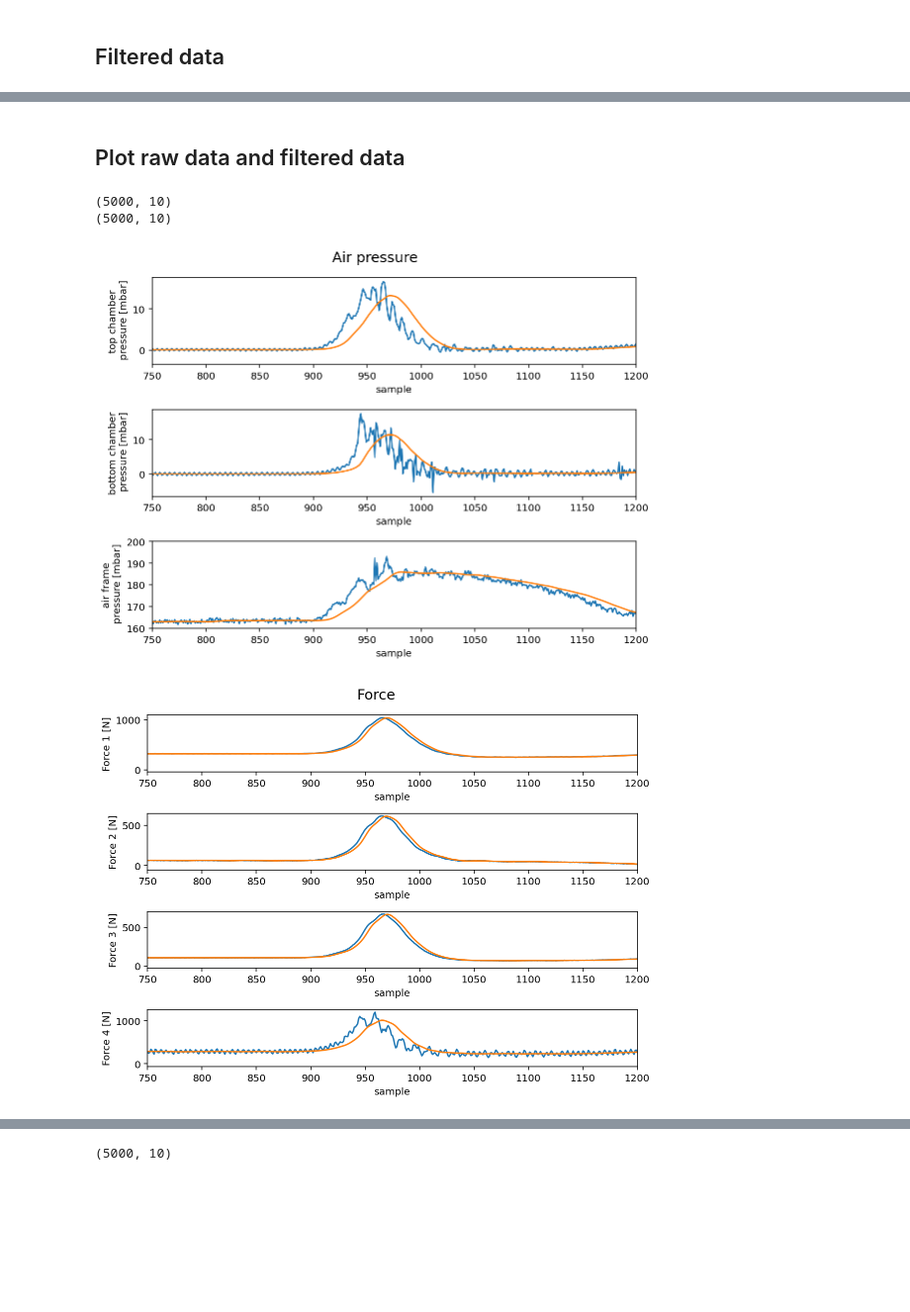
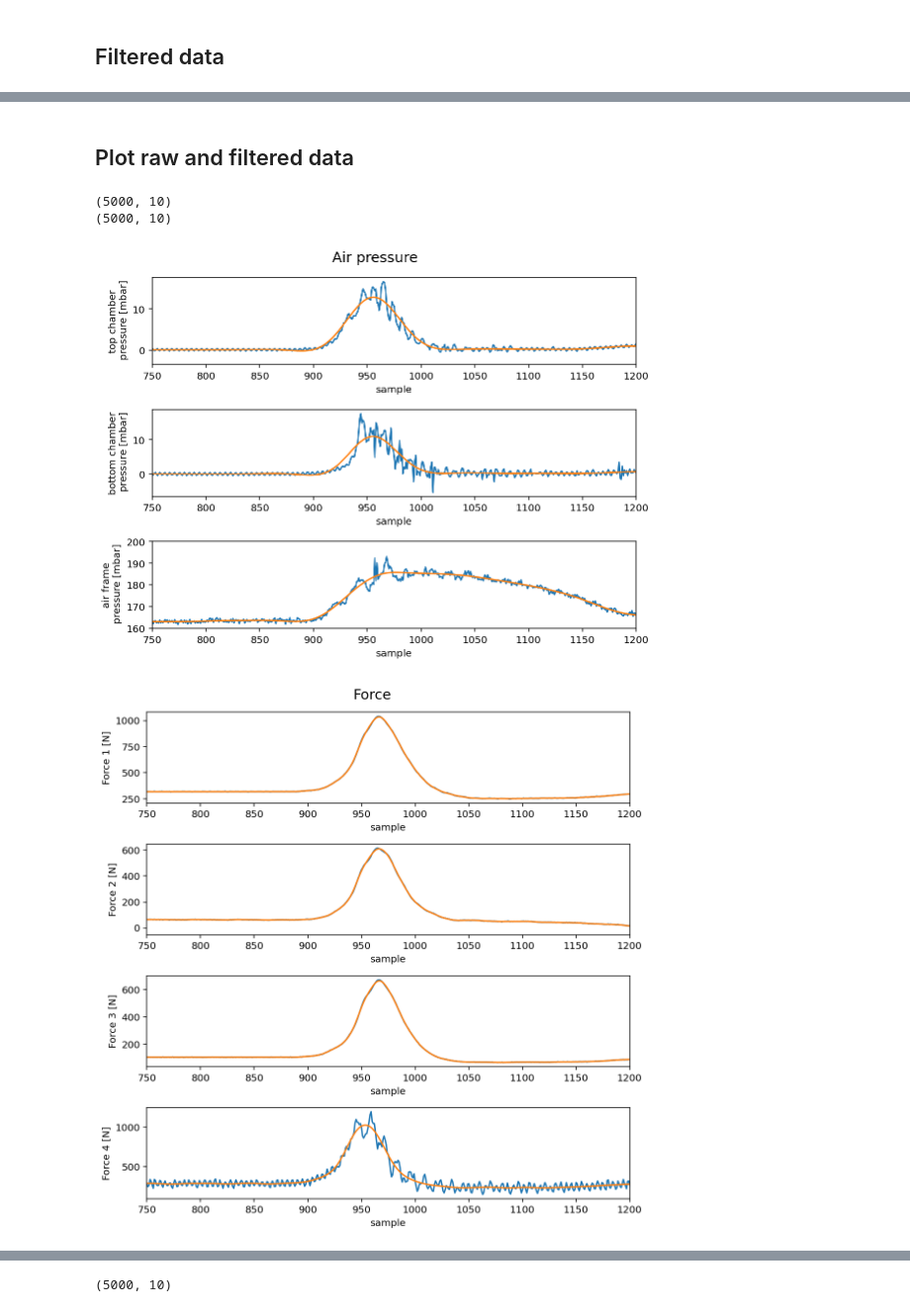
Before and after one commit to Diodak92/Adaptive-Air-Cushion, a Jupyter notebook: experimental_results_for_adaptive_air_caution.ipynb, the cells around one changed output, grey strips where cells are left out. Shown at 99% size. Saved outputs shown, nothing was run; the diff lists cells and outputs as text; code cells hidden in the pictures; blank space fills up the shorter version.

```diff
--- a/experimental_results_for_adaptive_air_caution.ipynb
+++ b/experimental_results_for_adaptive_air_caution.ipynb
@@ -96,13 +96,13 @@ sample_shimmer_data.head()
 ## Design of digital lowpass filter
 # %%
 def butter_lowpass(cutoff, fs, order):
-    # 'https://docs.scipy.org/doc/scipy/reference/generated/scipy.signal.butter.html#scipy.signal.butter'
+    # https://docs.scipy.org/doc/scipy/reference/generated/scipy.signal.butter.html#scipy.signal.butter
     return butter(order, cutoff, fs=fs, btype='low', analog=False, output='ba')
 
 def butter_lowpass_filter(input_sig, cutoff, fs, order):
     b, a = butter_lowpass(cutoff, fs, order=order)
-    # 'https://docs.scipy.org/doc/scipy/reference/generated/scipy.signal.lfilter.html?highlight=lfilter#scipy.signal.lfilter'
-    return lfilter(b, a, input_sig)
+    # https://docs.scipy.org/doc/scipy/reference/generated/scipy.signal.filtfilt.html?highlight=filtfilt#scipy.signal.filtfilt
+    return filtfilt(b, a, input_sig, method="gust") #lfilter(b, a, input_sig)
 
 # filter parameters
 order = 2 # filter order
@@ -191,5 +186,5 @@ sample_f_data.head(50)
 # %% [markdown]
-## Plot raw data and filtered data
+## Plot raw and filtered data
 # %%
 def plot_raw_data(filename):
     # load data
@@ -199,7 +194,7 @@ def plot_raw_data(filename):
 
     # plot pressure
     fig1, axs1 = plt.subplots(3, 1, figsize=(8,6))
-    axs1[0].plot(crio_data['Top chamber pressure'])
+    axs1[0].plot(crio_data['Top chamber pressure'], label='raw')
     axs1[0].plot(filtered_data['Top chamber pressure'])
     axs1[1].plot(crio_data['Bottom chamber pressure'])
     axs1[1].plot(filtered_data['Bottom chamber pressure'])
@@ -217,36 +212,35 @@ def plot_raw_data(filename):
     plt.show()
 
     # plot forces
-    fig2, axs2 = plt.subplots(4, 1, figsize=(8,6))
+    fig2, axs2 = plt.subplots(4, 1, figsize=(8,8))
     for i in range(4):
         axs2[i].plot(crio_data['Force {}'.format(i+1)])
         axs2[i].plot(filtered_data['Force {}'.format(i+1)])
         axs2[i].set_xlim(750, 1200)
         axs2[i].set_xlabel('sample')
         axs2[i].set_ylabel('Force {} [N]'.format(i+1))
     fig2.suptitle('Force', fontsize='x-large')
     fig2.tight_layout()
     plt.show()
 
     # plot acceleration
     fig3, axs3 = plt.subplots(3, 1, figsize=(8,6))
     axis = ['X', 'Y', 'Z']
     for i in range(3):
         axs3[i].plot(shimmer_data['Wide Range Accelerometer {}'.format(axis[i])])
         axs3[i].plot(filtered_data['ACCL {}'.format(axis[i])])
-        axs3[i].set_xlim(0, 1000)
-        axs3[i].set_ylim(-10, 10)
+        axs3[i].set_xlim(12000, 15000)
         axs3[i].set_xlabel('sample')
         axs3[i].set_ylabel('ACCL {} '.format(axis[i]) + r'$[m/s^2]$')
     fig3.suptitle('Accelerations of dumped load', fontsize='x-large')
     fig3.tight_layout()
     plt.show()
 
     pass
 
 plot_raw_data('h3500_m10_vc_1')
 # %% [output]
 (5000, 10)
 (5000, 10)
-[figure, old version]
+[figure, new version]
-[figure, old version]
+[figure, new version]
```
Also changed, not shown: parts of 3 cells of this notebook.
